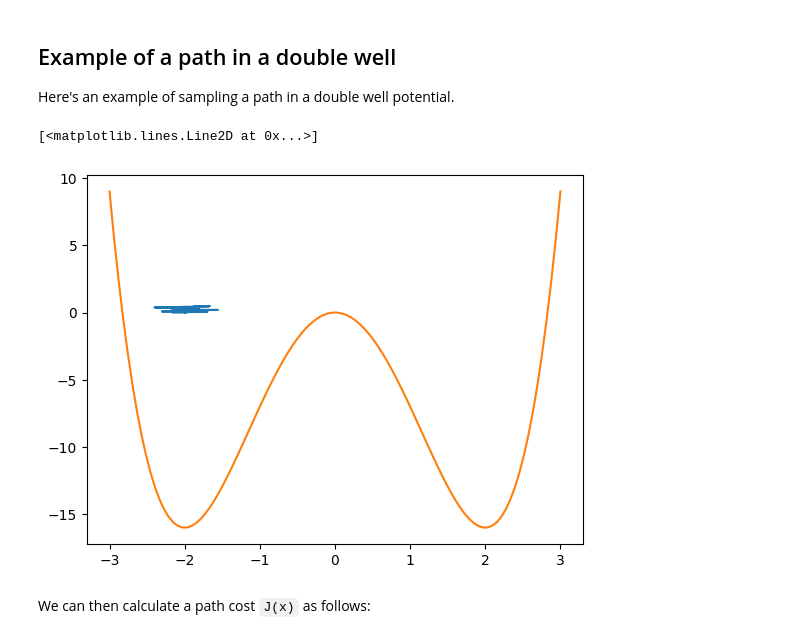
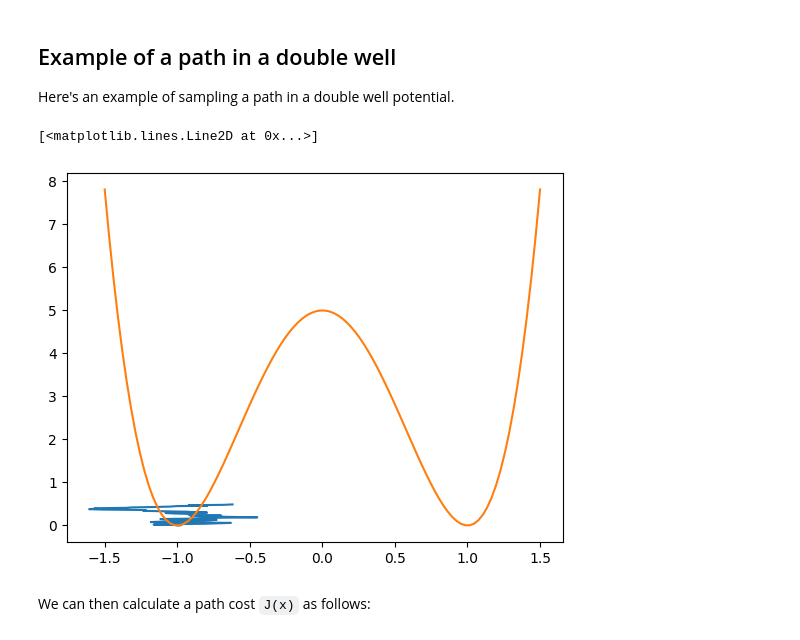
Before and after one commit to reubenharry/path_sampling, a Jupyter notebook: src/path_sampling_nb.ipynb, the cells around one changed output. Saved outputs shown, nothing was run; the diff lists cells and outputs as text; code cells hidden in the pictures.

```diff
--- a/src/path_sampling_nb.ipynb
+++ b/src/path_sampling_nb.ipynb
@@ -63,29 +63,41 @@ Here's an example of sampling a path in a double well potential.
 # %%
 hyperparams={'dt': 0.01, 'num_steps': 50, 'num_training_steps' : 1000}
 
+def make_double_well_potential(v):
+    def potential(x):
+        """
+        Double well potential
+        """
+        assert x.shape == (ndims,)
+        return potential
+        # return jnp.sum(v*(x**2 - 1)**2, axis=-1)
+
+    return lambda x: jnp.sum(v*(x**2 - 1)**2, axis=-1)
+
+potential = make_double_well_potential(v=1.0)
 
 def uref(x, t):
-    potential = lambda x: jnp.sum(x**4 - 8 * x**2,axis=-1)
+    # potential = lambda x: jnp.sum(x**4 - 8 * x**2,axis=-1)
     return -jax.grad(potential)(x)
 
 path, time = sample_sde(
     b=uref,
     W = lambda _, key: jnp.sqrt(2)*jax.random.normal(key, shape=(ndims,)),
-    rho = lambda key: jnp.zeros((ndims,))-2.,
+    rho = lambda key: jnp.zeros((ndims,))-1.,
     key=jax.random.key(0),
     dt=hyperparams['dt'],
     num_steps=hyperparams['num_steps'])
 
 # visualize path
 plt.plot(path,time)
 # plot potential
-potential = lambda x: jnp.sum(x**4 - 8 * x**2,axis=-1)
-x = np.linspace(-3, 3, 100)
+# potential = lambda x: jnp.sum(x**4 - 8 * x**2,axis=-1)
+x = np.linspace(-1.5, 1.5, 100)
 
-plt.plot(x, potential(x[:, None]))
+plt.plot(x, make_double_well_potential(v=5.0)(x[:, None]))
 # %% [output]
 [<matplotlib.lines.Line2D at 0x...>]
-[figure, old version]
+[figure, new version]
 # %%
 # currently set for TPS
 def J(x,y):
```
Also changed, not shown: parts of 6 cells of this notebook.
